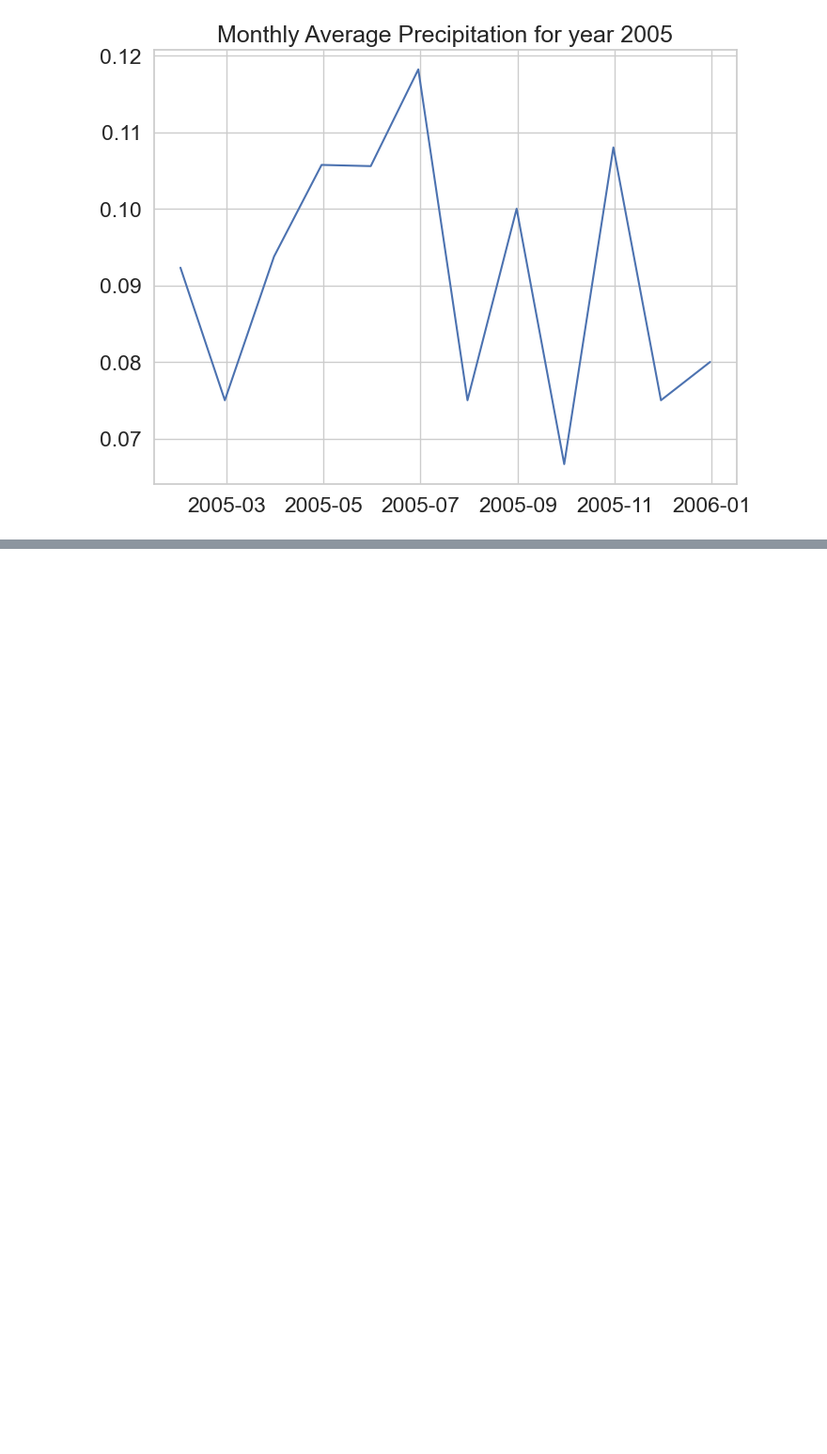
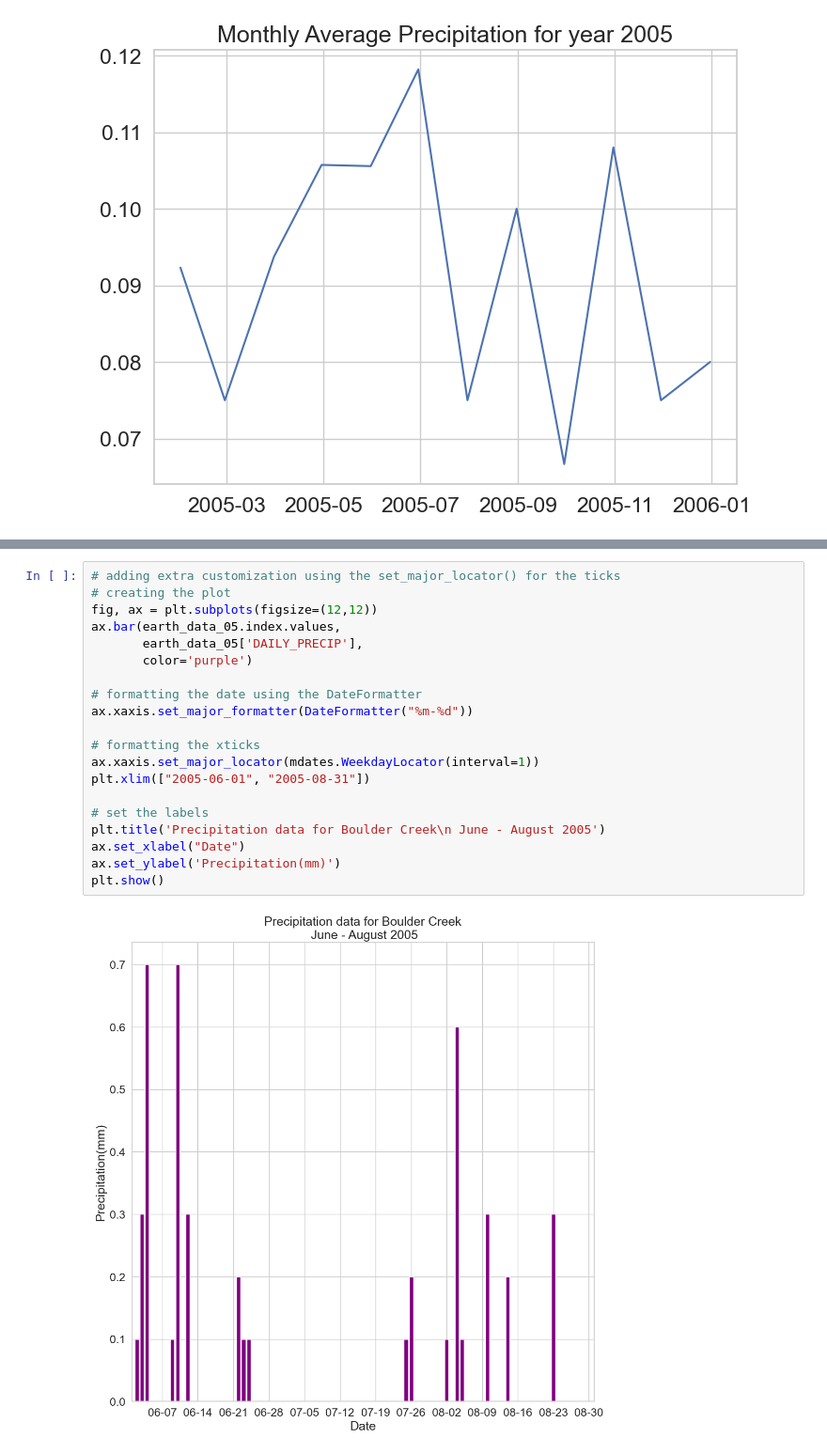
Before and after one commit to KenMuriuki/Earth-Studies, a Jupyter notebook: file.ipynb, the cells around one changed output, grey strips where cells are left out. Shown at 94% size. Saved outputs shown, nothing was run; the diff lists cells and outputs as text; blank space fills up the shorter version.

```diff
--- a/file.ipynb
+++ b/file.ipynb
@@ -73,0 +108,22 @@ plt.show()
+# %%
+# adding extra customization using the set_major_locator() for the ticks
+# creating the plot
+fig, ax = plt.subplots(figsize=(12,12))
+ax.bar(earth_data_05.index.values,
+       earth_data_05['DAILY_PRECIP'],
+       color='purple')
+
+# formatting the date using the DateFormatter
+ax.xaxis.set_major_formatter(DateFormatter("%m-%d"))
+
+# formatting the xticks
+ax.xaxis.set_major_locator(mdates.WeekdayLocator(interval=1))
+plt.xlim(["2005-06-01", "2005-08-31"])
+
+# set the labels
+plt.title('Precipitation data for Boulder Creek\n June - August 2005')
+ax.set_xlabel("Date")
+ax.set_ylabel('Precipitation(mm)')
+plt.show()
+# %% [output]
+[figure, added]
```
Also changed, not shown: parts of 10 cells of this notebook, 1 other file.
